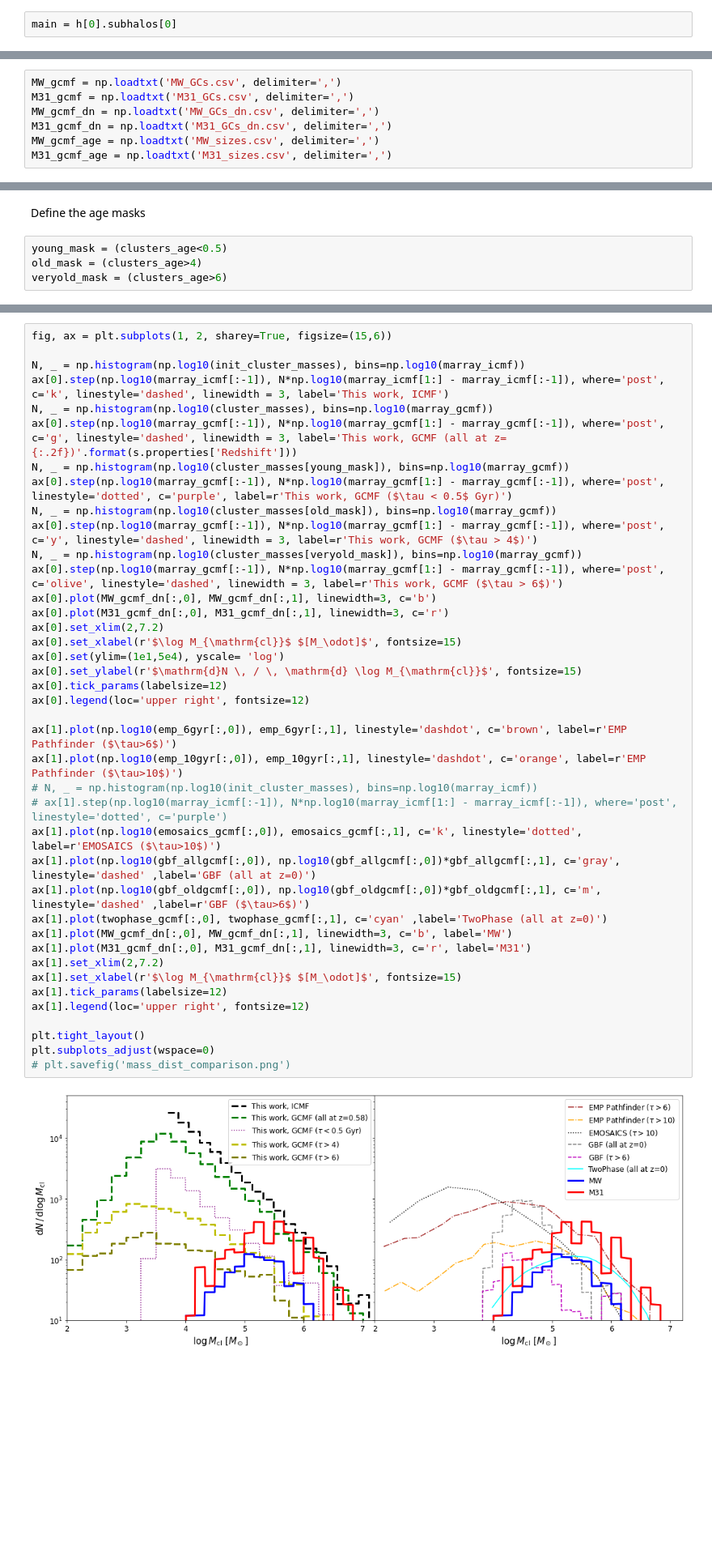
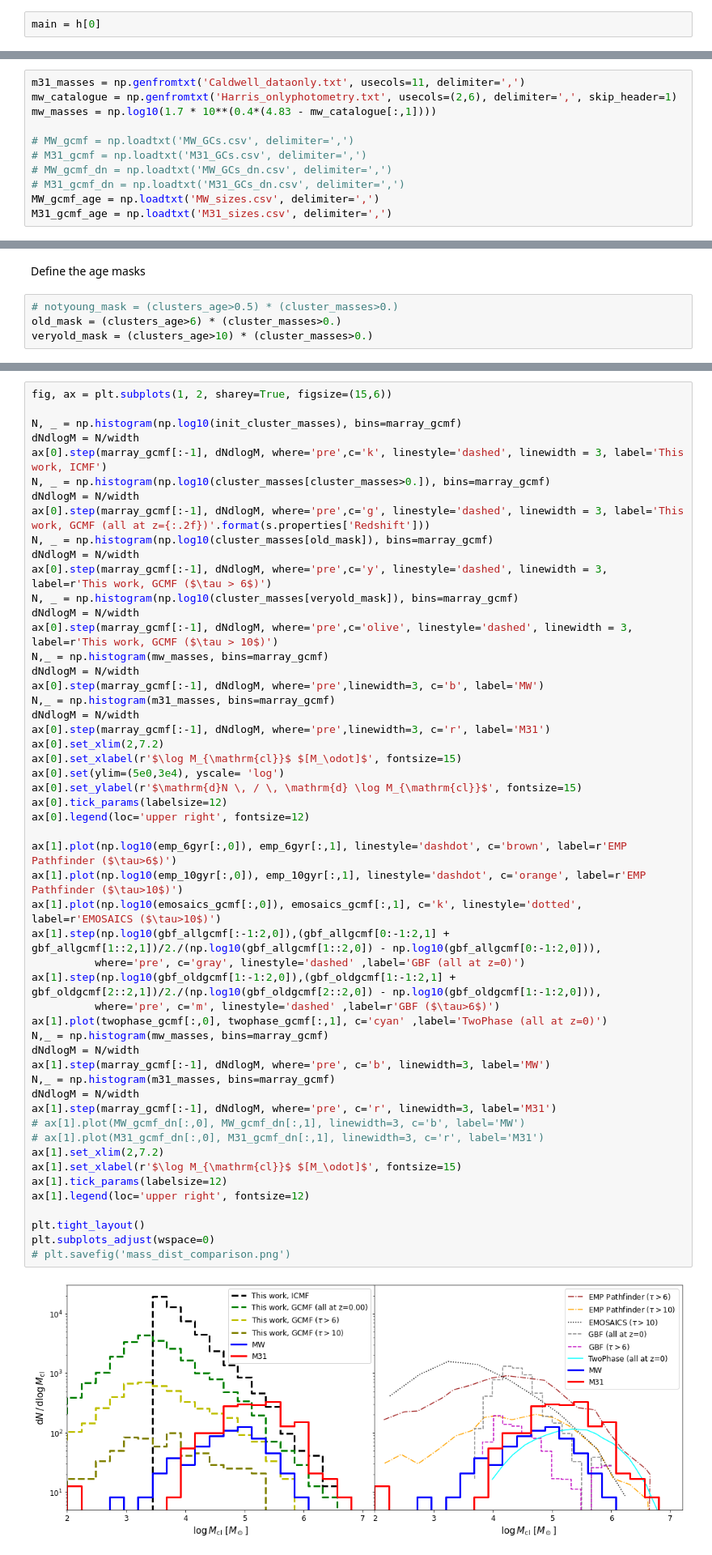
Before and after one commit to pablocoque/post_process_routines, a Jupyter notebook: mass_functions_compare.ipynb, the cells around one changed output, grey strips where cells are left out. Shown: that part at 81% size. Drawn from its saved outputs; the diff is of its cells as text; blank space fills up the shorter version.

```diff
--- a/mass_functions_compare.ipynb
+++ b/mass_functions_compare.ipynb
@@ -31,4 +38,4 @@ Change units to physical units (position and mass mainly)
 # %%
 s.physical_units()
 # %%
-main = h[0].subhalos[0]
+main = h[0]
@@ -129,10 +134,14 @@ Load observations data:
 - Milky Way's GCMF
 - M31's (Andromeda) GCMF
 # %%
-MW_gcmf = np.loadtxt('MW_GCs.csv', delimiter=',')
-M31_gcmf = np.loadtxt('M31_GCs.csv', delimiter=',')
-MW_gcmf_dn = np.loadtxt('MW_GCs_dn.csv', delimiter=',')
-M31_gcmf_dn = np.loadtxt('M31_GCs_dn.csv', delimiter=',')
+m31_masses = np.genfromtxt('Caldwell_dataonly.txt', usecols=11, delimiter=',')
+mw_catalogue = np.genfromtxt('Harris_onlyphotometry.txt', usecols=(2,6), delimiter=',', skip_header=1)
+mw_masses = np.log10(1.7 * 10**(0.4*(4.83 - mw_catalogue[:,1])))
+
+# MW_gcmf = np.loadtxt('MW_GCs.csv', delimiter=',')
+# M31_gcmf = np.loadtxt('M31_GCs.csv', delimiter=',')
+# MW_gcmf_dn = np.loadtxt('MW_GCs_dn.csv', delimiter=',')
+# M31_gcmf_dn = np.loadtxt('M31_GCs_dn.csv', delimiter=',')
 MW_gcmf_age = np.loadtxt('MW_sizes.csv', delimiter=',')
 M31_gcmf_age = np.loadtxt('M31_sizes.csv', delimiter=',')
 # %% [markdown]
@@ -164,6 +173,6 @@ Text(0.5, 0, 'Cluster`s age [Gyr]')
 # %% [markdown]
 Define the age masks
 # %%
-young_mask = (clusters_age<0.5)
-old_mask = (clusters_age>4)
-veryold_mask = (clusters_age>6)
+# notyoung_mask = (clusters_age>0.5) * (cluster_masses>0.)
+old_mask = (clusters_age>6) * (cluster_masses>0.)
+veryold_mask = (clusters_age>10) * (cluster_masses>0.)
@@ -172,42 +192,54 @@ Compare mass functions
 # %%
 fig, ax = plt.subplots(1, 2, sharey=True, figsize=(15,6))
 
-N, _ = np.histogram(np.log10(init_cluster_masses), bins=np.log10(marray_icmf))
-ax[0].step(np.log10(marray_icmf[:-1]), N*np.log10(marray_icmf[1:] - marray_icmf[:-1]), where='post', c='k', linestyle='dashed', linewidth = 3, label='This work, ICMF')
-N, _ = np.histogram(np.log10(cluster_masses), bins=np.log10(marray_gcmf))
-ax[0].step(np.log10(marray_gcmf[:-1]), N*np.log10(marray_gcmf[1:] - marray_gcmf[:-1]), where='post', c='g', linestyle='dashed', linewidth = 3, label='This work, GCMF (all at z={:.2f})'.format(s.properties['Redshift']))
-N, _ = np.histogram(np.log10(cluster_masses[young_mask]), bins=np.log10(marray_gcmf))
-ax[0].step(np.log10(marray_gcmf[:-1]), N*np.log10(marray_gcmf[1:] - marray_gcmf[:-1]), where='post', linestyle='dotted', c='purple', label=r'This work, GCMF ($\tau < 0.5$ Gyr)')
-N, _ = np.histogram(np.log10(cluster_masses[old_mask]), bins=np.log10(marray_gcmf))
-ax[0].step(np.log10(marray_gcmf[:-1]), N*np.log10(marray_gcmf[1:] - marray_gcmf[:-1]), where='post', c='y', linestyle='dashed', linewidth = 3, label=r'This work, GCMF ($\tau > 4$)')
-N, _ = np.histogram(np.log10(cluster_masses[veryold_mask]), bins=np.log10(marray_gcmf))
-ax[0].step(np.log10(marray_gcmf[:-1]), N*np.log10(marray_gcmf[1:] - marray_gcmf[:-1]), where='post', c='olive', linestyle='dashed', linewidth = 3, label=r'This work, GCMF ($\tau > 6$)')
-ax[0].plot(MW_gcmf_dn[:,0], MW_gcmf_dn[:,1], linewidth=3, c='b')
-ax[0].plot(M31_gcmf_dn[:,0], M31_gcmf_dn[:,1], linewidth=3, c='r')
+N, _ = np.histogram(np.log10(init_cluster_masses), bins=marray_gcmf)
+dNdlogM = N/width
+ax[0].step(marray_gcmf[:-1], dNdlogM, where='pre',c='k', linestyle='dashed', linewidth = 3, label='This work, ICMF')
+N, _ = np.histogram(np.log10(cluster_masses[cluster_masses>0.]), bins=marray_gcmf)
+dNdlogM = N/width
+ax[0].step(marray_gcmf[:-1], dNdlogM, where='pre',c='g', linestyle='dashed', linewidth = 3, label='This work, GCMF (all at z={:.2f})'.format(s.properties['Redshift']))
+N, _ = np.histogram(np.log10(cluster_masses[old_mask]), bins=marray_gcmf)
+dNdlogM = N/width
+ax[0].step(marray_gcmf[:-1], dNdlogM, where='pre',c='y', linestyle='dashed', linewidth = 3, label=r'This work, GCMF ($\tau > 6$)')
+N, _ = np.histogram(np.log10(cluster_masses[veryold_mask]), bins=marray_gcmf)
+dNdlogM = N/width
+ax[0].step(marray_gcmf[:-1], dNdlogM, where='pre',c='olive', linestyle='dashed', linewidth = 3, label=r'This work, GCMF ($\tau > 10$)')
+N,_ = np.histogram(mw_masses, bins=marray_gcmf)
+dNdlogM = N/width
+ax[0].step(marray_gcmf[:-1], dNdlogM, where='pre',linewidth=3, c='b', label='MW')
+N,_ = np.histogram(m31_masses, bins=marray_gcmf)
+dNdlogM = N/width
+ax[0].step(marray_gcmf[:-1], dNdlogM, where='pre',linewidth=3, c='r', label='M31')
 ax[0].set_xlim(2,7.2)
 ax[0].set_xlabel(r'$\log M_{\mathrm{cl}}$ $[M_\odot]$', fontsize=15)
-ax[0].set(ylim=(1e1,5e4), yscale= 'log')
+ax[0].set(ylim=(5e0,3e4), yscale= 'log')
 ax[0].set_ylabel(r'$\mathrm{d}N \, / \, \mathrm{d} \log M_{\mathrm{cl}}$', fontsize=15)
 ax[0].tick_params(labelsize=12)
 ax[0].legend(loc='upper right', fontsize=12)
 
 ax[1].plot(np.log10(emp_6gyr[:,0]), emp_6gyr[:,1], linestyle='dashdot', c='brown', label=r'EMP Pathfinder ($\tau>6$)')
 ax[1].plot(np.log10(emp_10gyr[:,0]), emp_10gyr[:,1], linestyle='dashdot', c='orange', label=r'EMP Pathfinder ($\tau>10$)')
-# N, _ = np.histogram(np.log10(init_cluster_masses), bins=np.log10(marray_icmf))
-# ax[1].step(np.log10(marray_icmf[:-1]), N*np.log10(marray_icmf[1:] - marray_icmf[:-1]), where='post', linestyle='dotted', c='purple')
 ax[1].plot(np.log10(emosaics_gcmf[:,0]), emosaics_gcmf[:,1], c='k', linestyle='dotted', label=r'EMOSAICS ($\tau>10$)')
-ax[1].plot(np.log10(gbf_allgcmf[:,0]), np.log10(gbf_allgcmf[:,0])*gbf_allgcmf[:,1], c='gray', linestyle='dashed' ,label='GBF (all at z=0)')
-ax[1].plot(np.log10(gbf_oldgcmf[:,0]), np.log10(gbf_oldgcmf[:,0])*gbf_oldgcmf[:,1], c='m', linestyle='dashed' ,label=r'GBF ($\tau>6$)')
+ax[1].step(np.log10(gbf_allgcmf[:-1:2,0]),(gbf_allgcmf[0:-1:2,1] + gbf_allgcmf[1::2,1])/2./(np.log10(gbf_allgcmf[1::2,0]) - np.log10(gbf_allgcmf[0:-1:2,0])),
+          where='pre', c='gray', linestyle='dashed' ,label='GBF (all at z=0)')
+ax[1].step(np.log10(gbf_oldgcmf[1:-1:2,0]),(gbf_oldgcmf[1:-1:2,1] + gbf_oldgcmf[2::2,1])/2./(np.log10(gbf_oldgcmf[2::2,0]) - np.log10(gbf_oldgcmf[1:-1:2,0])),
+          where='pre', c='m', linestyle='dashed' ,label=r'GBF ($\tau>6$)')
 ax[1].plot(twophase_gcmf[:,0], twophase_gcmf[:,1], c='cyan' ,label='TwoPhase (all at z=0)')
-ax[1].plot(MW_gcmf_dn[:,0], MW_gcmf_dn[:,1], linewidth=3, c='b', label='MW')
-ax[1].plot(M31_gcmf_dn[:,0], M31_gcmf_dn[:,1], linewidth=3, c='r', label='M31')
+N,_ = np.histogram(mw_masses, bins=marray_gcmf)
+dNdlogM = N/width
+ax[1].step(marray_gcmf[:-1], dNdlogM, where='pre', c='b', linewidth=3, label='MW')
+N,_ = np.histogram(m31_masses, bins=marray_gcmf)
+dNdlogM = N/width
+ax[1].step(marray_gcmf[:-1], dNdlogM, where='pre', c='r', linewidth=3, label='M31')
+# ax[1].plot(MW_gcmf_dn[:,0], MW_gcmf_dn[:,1], linewidth=3, c='b', label='MW')
+# ax[1].plot(M31_gcmf_dn[:,0], M31_gcmf_dn[:,1], linewidth=3, c='r', label='M31')
 ax[1].set_xlim(2,7.2)
 ax[1].set_xlabel(r'$\log M_{\mathrm{cl}}$ $[M_\odot]$', fontsize=15)
 ax[1].tick_params(labelsize=12)
 ax[1].legend(loc='upper right', fontsize=12)
 
 plt.tight_layout()
 plt.subplots_adjust(wspace=0)
 # plt.savefig('mass_dist_comparison.png')
 # %% [output]
-[figure, old version]
+[figure, new version]
```
Also changed, not shown: parts of 21 cells of this notebook, 9 other files.
